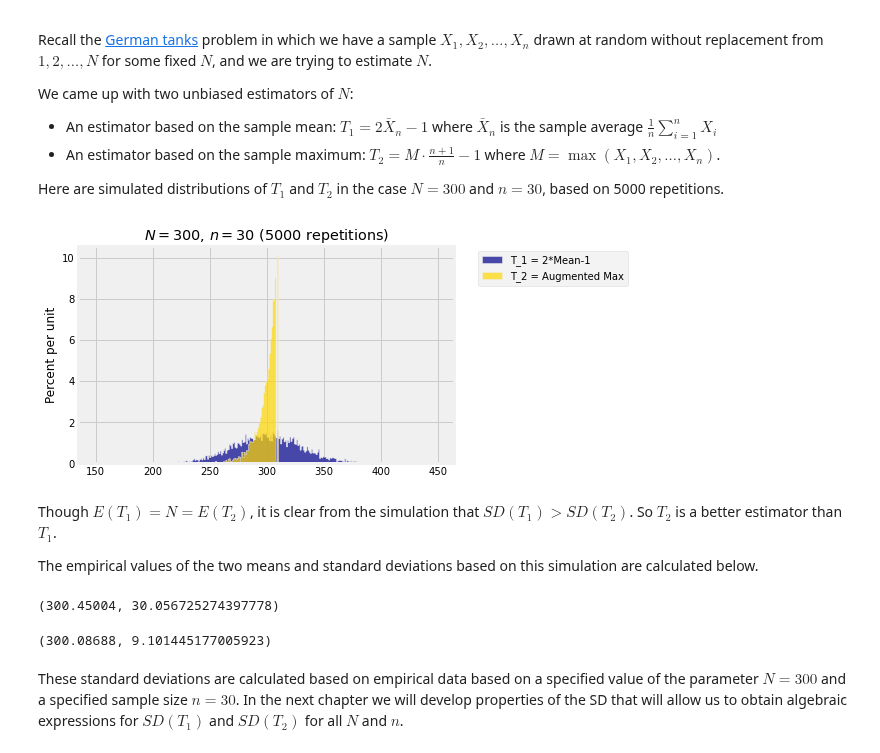
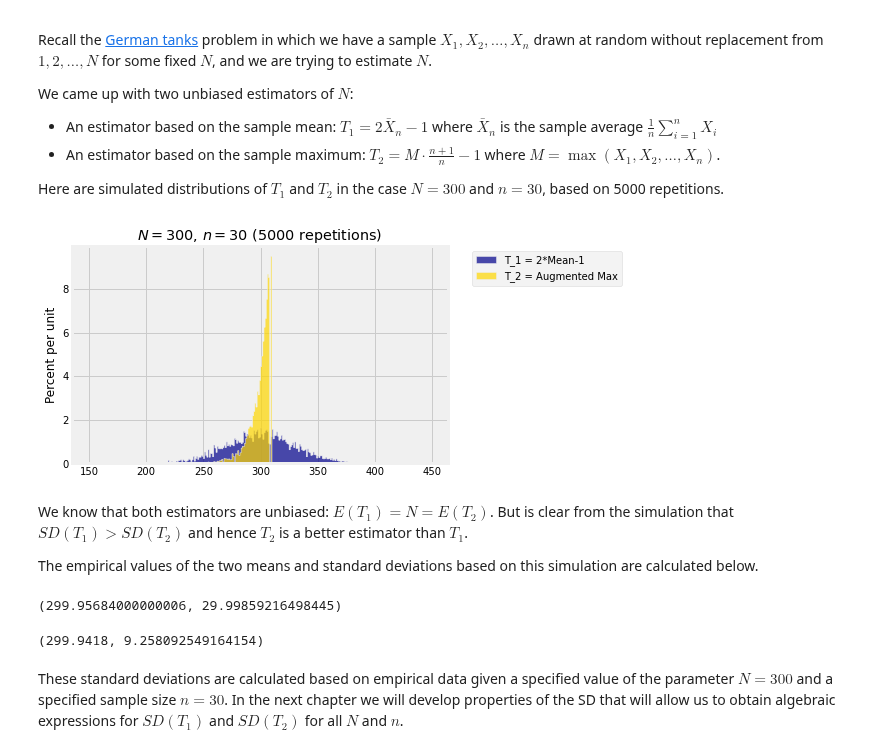
Before and after one commit to prob140/textbook, a Jupyter notebook: content/Chapter_12/02_Prediction_and_Estimation.ipynb, the cells around one changed output. Drawn from its saved outputs; the diff is of its cells as text; code cells hidden in the pictures.

```diff
--- a/content/Chapter_12/02_Prediction_and_Estimation.ipynb
+++ b/content/Chapter_12/02_Prediction_and_Estimation.ipynb
@@ -79,39 +79,44 @@ We came up with two unbiased estimators of $N$:
 Here are simulated distributions of $T_1$ and $T_2$ in the case $N = 300$ and $n = 30$, based on 5000 repetitions.
 # %%
 def simulate_T1_T2(N, n):
+    """Returns one pair of simulated values of T_1 and T_2
+    based on the same simple random sample"""
     tanks = np.arange(1, N+1)
     sample = np.random.choice(tanks, size=n, replace=False)
     t1 = 2*np.mean(sample) - 1
     t2 = max(sample)*(n+1)/n - 1
     return [t1, t2]
 
 def compare_T1_T2(N, n, repetitions):
+    """Returns a table of simulated values of T_1 and T_2,
+    with the number of rows = repetitions
+    and each row containing the two estimates based on the same simple random sample"""
     tbl = Table(['T_1 = 2*Mean-1', 'T_2 = Augmented Max'])
-    for i in np.arange(repetitions):
+    for i in range(repetitions):
         tbl.append(simulate_T1_T2(N, n))
     return tbl
 
 N = 300
 n = 30
 repetitions = 5000
 comparison = compare_T1_T2(N, n, 5000)
 comparison.hist(bins=np.arange(N/2, 3*N/2))
 plt.title('$N =$'+str(N)+', $n =$'+str(n)+' ('+str(repetitions)+' repetitions)');
 # %% [output]
-[figure, old version]
+[figure, new version]
 # %% [markdown]
-Though $E(T_1) = N = E(T_2)$, it is clear from the simulation that $SD(T_1) > SD(T_2)$. So $T_2$ is a better estimator than $T_1$.
+We know that both estimators are unbiased: $E(T_1) = N = E(T_2)$. But is clear from the simulation that $SD(T_1) > SD(T_2)$ and hence $T_2$ is a better estimator than $T_1$.
 
 The empirical values of the two means and standard deviations based on this simulation are calculated below.
 # %%
 t1 = comparison.column(0)
 np.mean(t1), np.std(t1)
 # %% [output]
-(300.45004, 30.056725274397778)
+(299.95684000000006, 29.99859216498445)
 # %%
 t2 = comparison.column(1)
 np.mean(t2), np.std(t2)
 # %% [output]
-(300.08688, 9.101445177005923)
+(299.9418, 9.258092549164154)
 # %% [markdown]
-These standard deviations are calculated based on empirical data based on a specified value of the parameter $N = 300$ and a specified sample size $n = 30$. In the next chapter we will develop properties of the SD that will allow us to obtain algebraic expressions for $SD(T_1)$ and $SD(T_2)$ for all $N$ and $n$.
+These standard deviations are calculated based on empirical data given a specified value of the parameter $N = 300$ and a specified sample size $n = 30$. In the next chapter we will develop properties of the SD that will allow us to obtain algebraic expressions for $SD(T_1)$ and $SD(T_2)$ for all $N$ and $n$.
```
Also changed, not shown: 1 other file.
